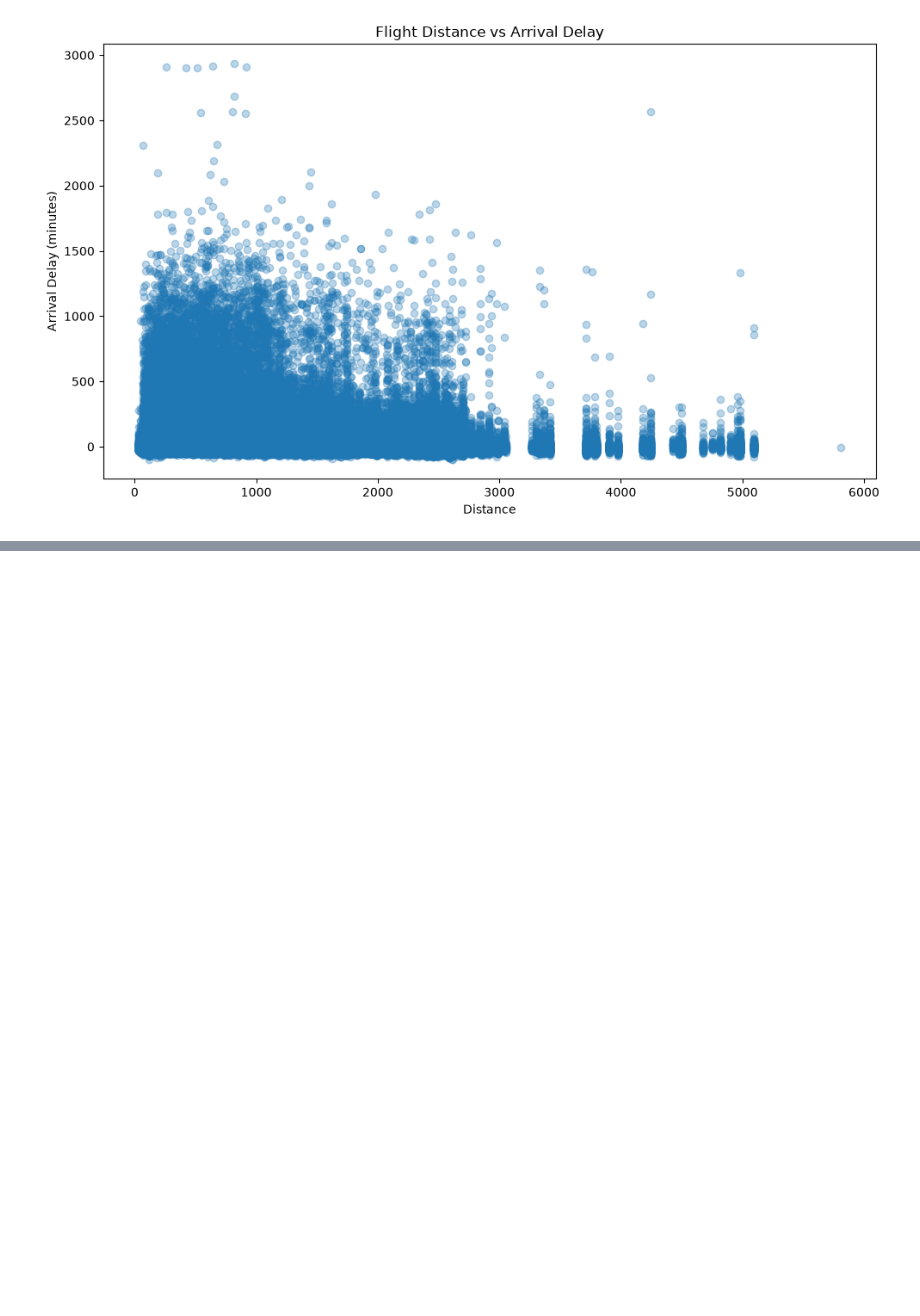
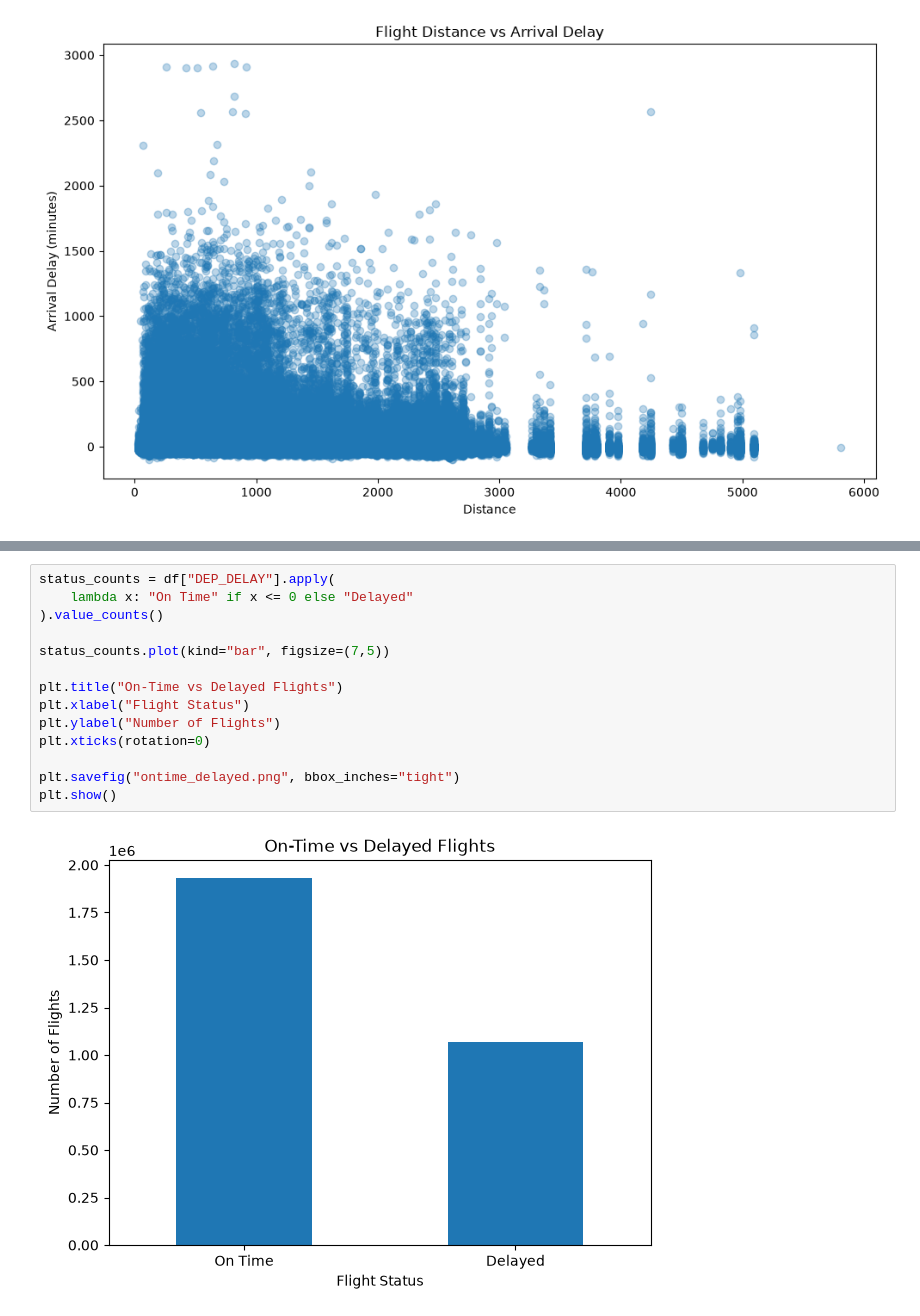
Before and after one commit to rini1623/Airline-Operations-Analytics, a Jupyter notebook: airline_analysis.ipynb, the cells around one changed output, grey strips where cells are left out. Drawn from its saved outputs; the diff is of its cells as text; blank space fills up the shorter version.

```diff
--- a/airline_analysis.ipynb
+++ b/airline_analysis.ipynb
@@ -508,3 +513,19 @@ plt.tight_layout()
 plt.show()
 # %% [output]
 [figure]
+# %%
+status_counts = df["DEP_DELAY"].apply(
+    lambda x: "On Time" if x <= 0 else "Delayed"
+).value_counts()
+
+status_counts.plot(kind="bar", figsize=(7,5))
+
+plt.title("On-Time vs Delayed Flights")
+plt.xlabel("Flight Status")
+plt.ylabel("Number of Flights")
+plt.xticks(rotation=0)
+
+plt.savefig("ontime_delayed.png", bbox_inches="tight")
+plt.show()
+# %% [output]
+[figure, added]
```
Also changed, not shown: parts of 5 cells of this notebook.
